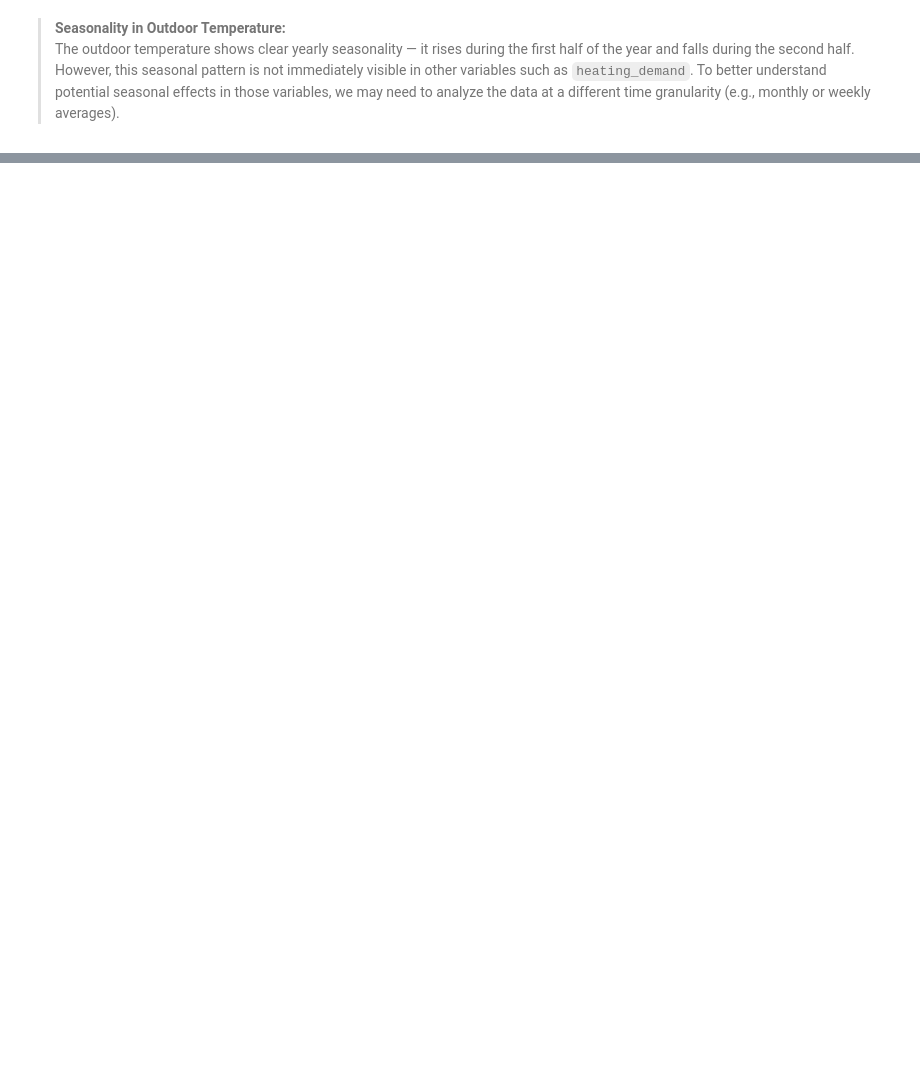
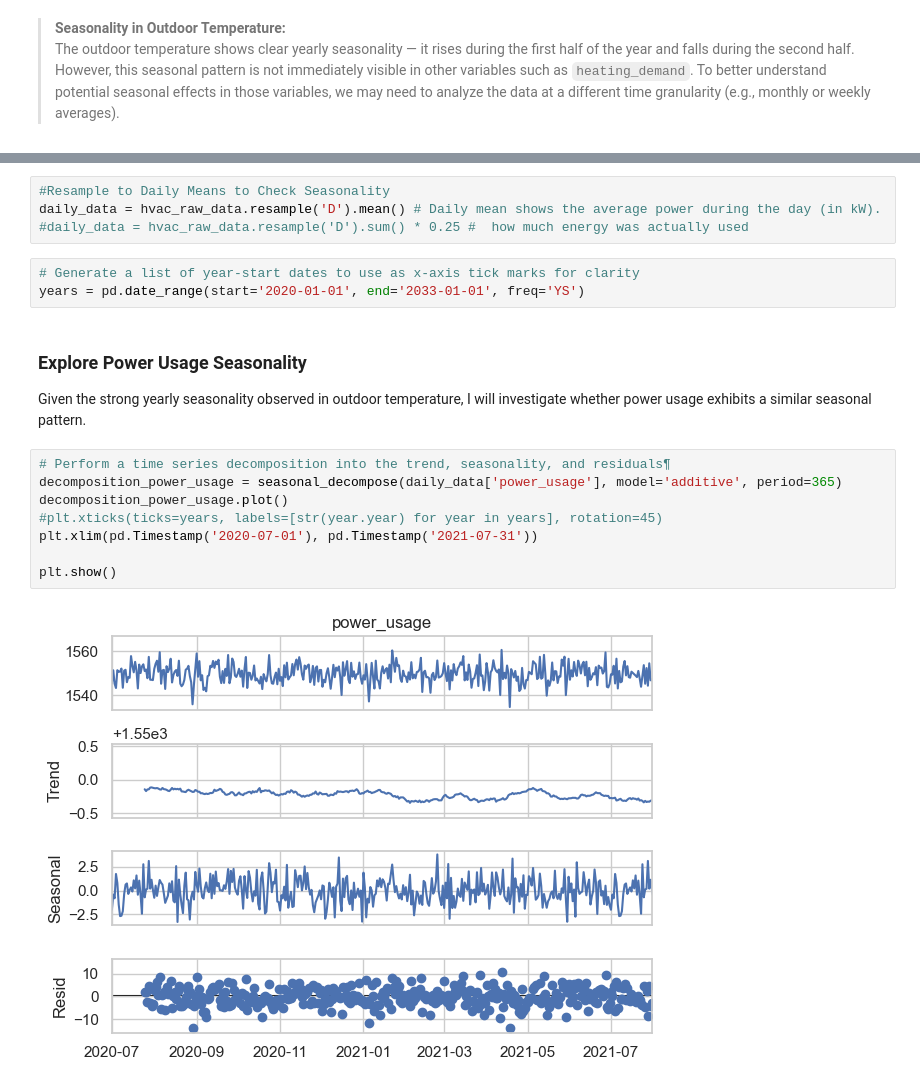
Before and after one commit to melahat-tayli/hvac-analysis, a Jupyter notebook: HVAC_Sensor_Data_Analysis.ipynb, the cells around one changed output, grey strips where cells are left out. Cells and saved outputs as stored; diff of their text form; blank space fills up the shorter version.

```diff
--- a/HVAC_Sensor_Data_Analysis.ipynb
+++ b/HVAC_Sensor_Data_Analysis.ipynb
@@ -406,0 +447,20 @@ plt.show()
+# %%
+#Resample to Daily Means to Check Seasonality
+daily_data = hvac_raw_data.resample('D').mean() # Daily mean shows the average power during the day (in kW).
+#daily_data = hvac_raw_data.resample('D').sum() * 0.25 #  how much energy was actually used
+# %%
+# Generate a list of year-start dates to use as x-axis tick marks for clarity
+years = pd.date_range(start='2020-01-01', end='2033-01-01', freq='YS')
+# %% [markdown]
+### Explore Power Usage Seasonality
+Given the strong yearly seasonality observed in outdoor temperature, I will investigate whether power usage exhibits a similar seasonal pattern.
+# %%
+# Perform a time series decomposition into the trend, seasonality, and residuals¶
+decomposition_power_usage = seasonal_decompose(daily_data['power_usage'], model='additive', period=365)
+decomposition_power_usage.plot()
+#plt.xticks(ticks=years, labels=[str(year.year) for year in years], rotation=45)
+plt.xlim(pd.Timestamp('2020-07-01'), pd.Timestamp('2021-07-31'))
+
+plt.show()
+# %% [output]
+[figure, added]
```
Also changed, not shown: parts of 57 cells of this notebook.
